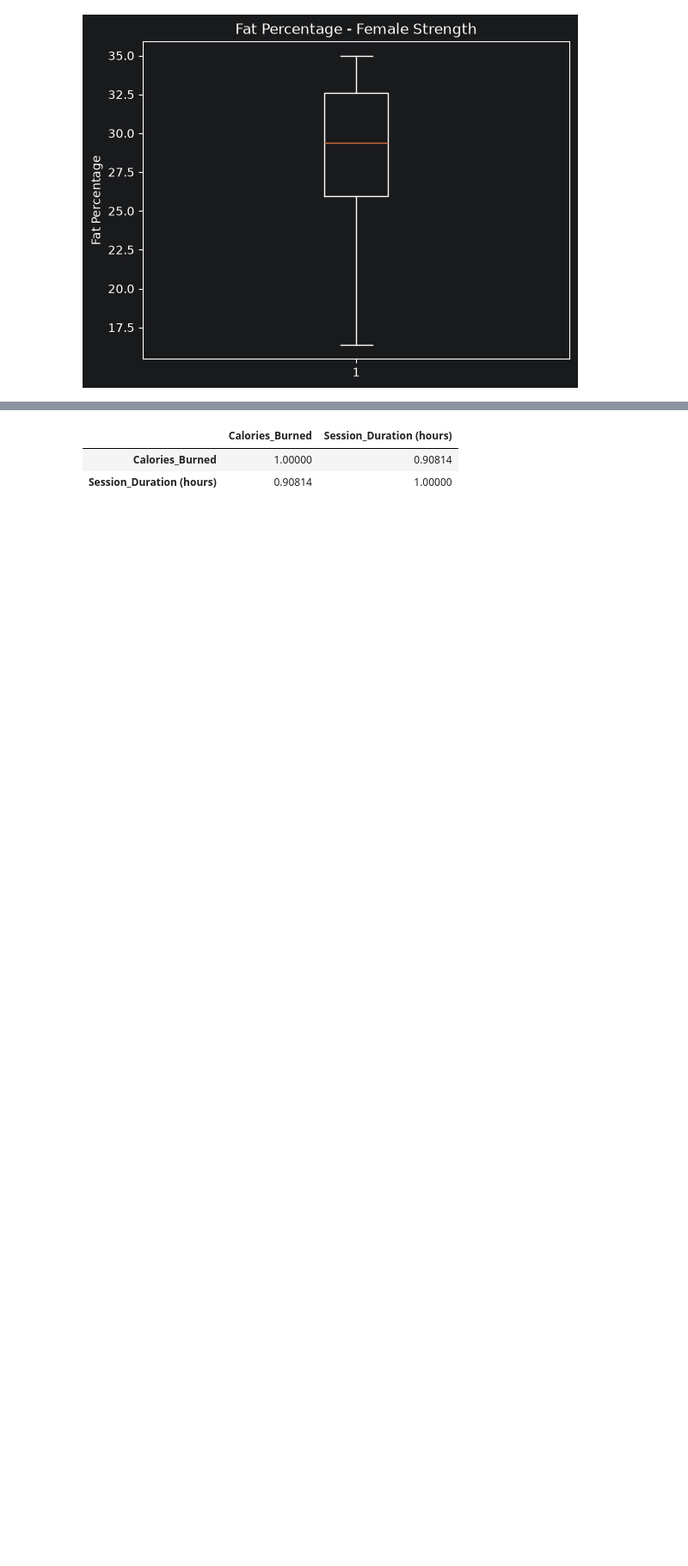
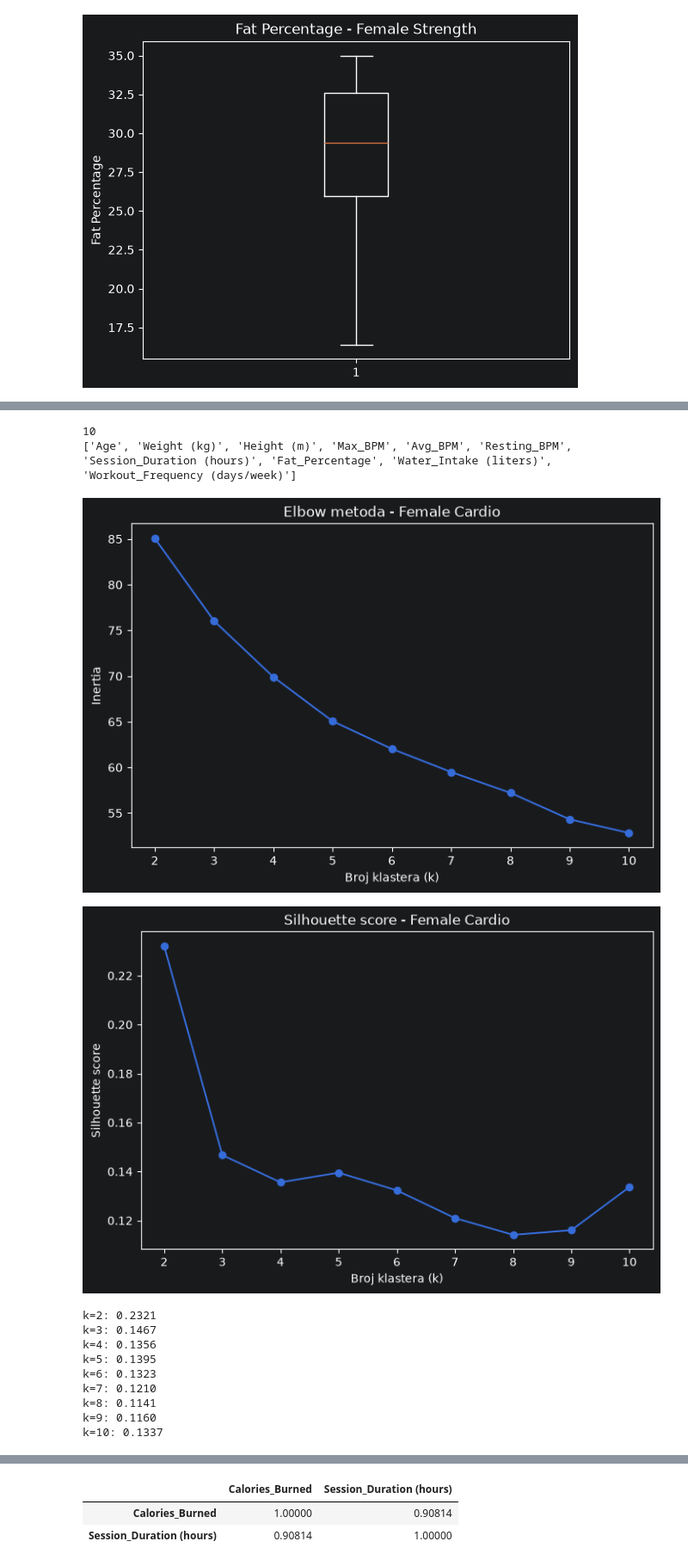
Before and after one commit to mar373/gym-clusteringV2, a Jupyter notebook: novi.ipynb, the cells around one changed output, grey strips where cells are left out. Shown at 86% size. Saved outputs shown, nothing was run; the diff lists cells and outputs as text; code cells hidden in the pictures; blank space fills up the shorter version.

```diff
--- a/novi.ipynb
+++ b/novi.ipynb
@@ -456,0 +859,7 @@ plt.show()
+# %%
+from scipy.stats.mstats import winsorize
+
+female_cardio['Fat_Percentage'] = winsorize(
+    female_cardio['Fat_Percentage'],
+    limits=[0.04, 0]
+)
@@ -456,0 +884,10 @@ plt.show()
+# %%
+#Otklonili smo outliere sad mozemo dalje na skaliranje
+from sklearn.preprocessing import MinMaxScaler
+
+X_female_cardio = female_cardio[features]
+
+scaler_female_cardio = MinMaxScaler()
+X_female_cardio_scaled = scaler_female_cardio.fit_transform(X_female_cardio)
+
+print(X_female_cardio_scaled.shape)
@@ -456,0 +896,55 @@ plt.show()
+# %%
+print(len(features))
+print(features)
+# %% [output]
+10
+['Age', 'Weight (kg)', 'Height (m)', 'Max_BPM', 'Avg_BPM', 'Resting_BPM', 'Session_Duration (hours)', 'Fat_Percentage', 'Water_Intake (liters)', 'Workout_Frequency (days/week)']
+# %%
+from sklearn.cluster import KMeans
+from sklearn.metrics import silhouette_score
+import matplotlib.pyplot as plt
+
+inertias = []
+silhouette_scores = []
+
+k_values = range(2, 11)
+
+for k in k_values:
+    kmeans = KMeans(n_clusters=k, random_state=42, n_init=10)
+    labels = kmeans.fit_predict(X_female_cardio_scaled)
+
+    inertias.append(kmeans.inertia_)
+    silhouette_scores.append(
+        silhouette_score(X_female_cardio_scaled, labels)
+    )
+
+# Elbow
+plt.figure(figsize=(8, 5))
+plt.plot(k_values, inertias, marker='o')
+plt.xlabel('Broj klastera (k)')
+plt.ylabel('Inertia')
+plt.title('Elbow metoda - Female Cardio')
+plt.show()
+
+# Silhouette
+plt.figure(figsize=(8, 5))
+plt.plot(k_values, silhouette_scores, marker='o')
+plt.xlabel('Broj klastera (k)')
+plt.ylabel('Silhouette score')
+plt.title('Silhouette score - Female Cardio')
+plt.show()
+
+for k, score in zip(k_values, silhouette_scores):
+    print(f"k={k}: {score:.4f}")
+# %% [output]
+[figure, added]
+[figure, added]
+k=2: 0.2321
+k=3: 0.1467
+k=4: 0.1356
+k=5: 0.1395
+k=6: 0.1323
+k=7: 0.1210
+k=8: 0.1141
+k=9: 0.1160
+k=10: 0.1337
```
Also changed, not shown: parts of 45 cells of this notebook.
